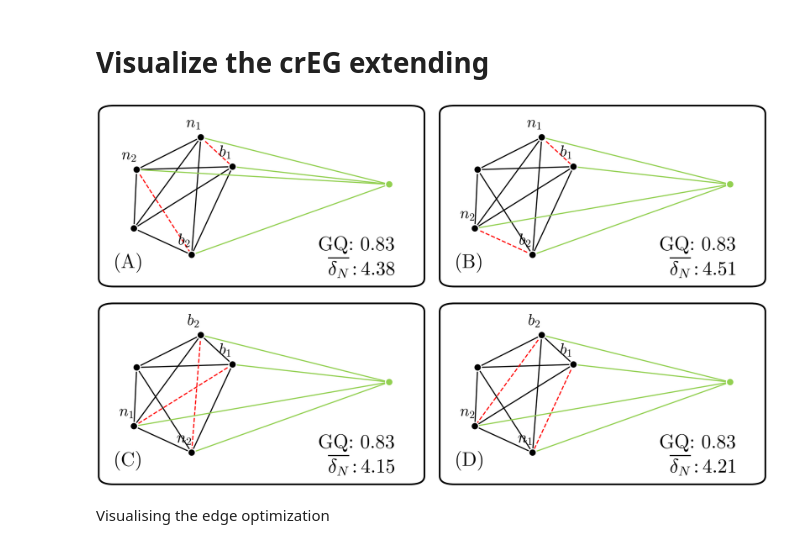
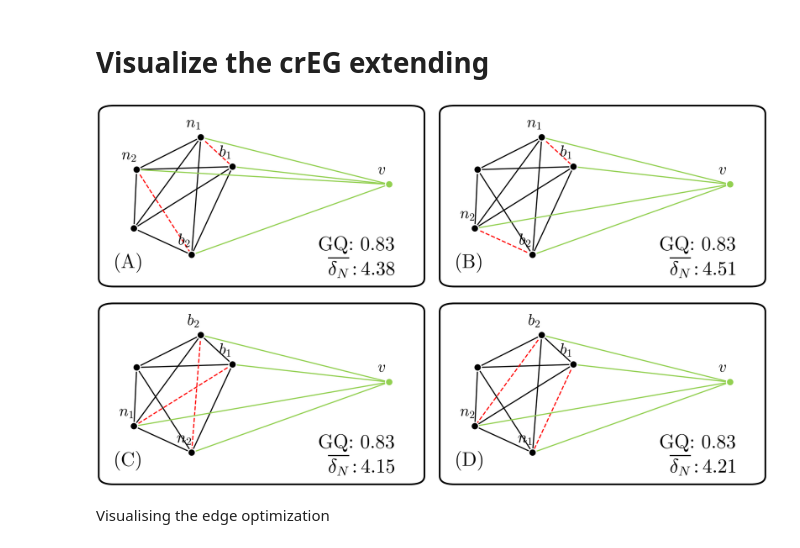
Before and after one commit to Neiko2002/2d-graph, a Jupyter notebook: phd_figures.ipynb, the cells around one changed output. Saved outputs shown, nothing was run; the diff lists cells and outputs as text; code cells hidden in the pictures.

Commit message:
new DEG expansion graph figure

```diff
--- a/phd_figures.ipynb
+++ b/phd_figures.ipynb
@@ -233,7 +233,6 @@ def build_panel(label_map, red_pairs, delta_bar, title):
     vertices["id"] = ""  # clear default xi+1 labels
     for idx, lab in label_map.items():
         vertices.loc[idx, "id"] = lab
-    vertices.loc[5, "id"] = ""  # green vertex unlabeled
 
     # adjacency inside K5
     red_pairs_set = {tuple(sorted(p)) for p in red_pairs}
@@ -278,6 +277,7 @@ labels_A = {
     1: r"$n_2$",
     2: r"$b_1$",
     4: r"$b_2$",
+    5: r"$v$",
 }
 red_pairs_A = [(0, 2), (1, 4)]
 graph_A = build_panel(labels_A, red_pairs_A, delta_bar=4.38, title="(A)")
@@ -288,6 +288,7 @@ labels_B = {
     3: r"$n_2$",
     2: r"$b_1$",
     4: r"$b_2$",
+    5: r"$v$",
 }
 red_pairs_B = [(0, 2), (3, 4)]
 graph_B = build_panel(labels_B, red_pairs_B, delta_bar=4.51, title="(B)")
@@ -298,6 +299,7 @@ labels_C = {
     4: r"$n_2$",
     2: r"$b_1$",
     0: r"$b_2$",
+    5: r"$v$",
 }
 red_pairs_C = [(0, 4), (2, 3)]
 graph_C = build_panel(labels_C, red_pairs_C, delta_bar=4.15, title="(C)")
@@ -308,34 +310,35 @@ labels_D = {
     3: r"$n_2$",
     2: r"$b_1$",
     0: r"$b_2$",
+    5: r"$v$",
 }
 red_pairs_D = [(0, 3), (2, 4)]
 graph_D = build_panel(labels_D, red_pairs_D, delta_bar=4.21, title="(D)")
 
 # --------------------------------------------------------------------
 # Plot all four graphs in a 2×2 grid
 # (global dashed separators are easier to add later in LaTeX)
 # --------------------------------------------------------------------
 all_graphs = [graph_A, graph_B, graph_C, graph_D]
 
 plot_graphs(
     graphs=all_graphs,
     bg_color="white",
     text_color="black",
     vertex_border_color="white",
     vertex_label_size=42,
     annotation_size=52,
     title_size=52,
     title_position="bottom-left",
     marker_size=400,
     border_color="black",
     border_padding_y=20,
     edge_width=3,
     max_per_row=2,
     save_file="crEG_add_vertex_example.pdf",
 )
 # %% [output]
-[figure, old version]
+[figure, new version]
 # %% [markdown]
  Visualising the edge optimization
 # %%
```
Also changed, not shown: parts of 2 cells of this notebook, 1 other file.
